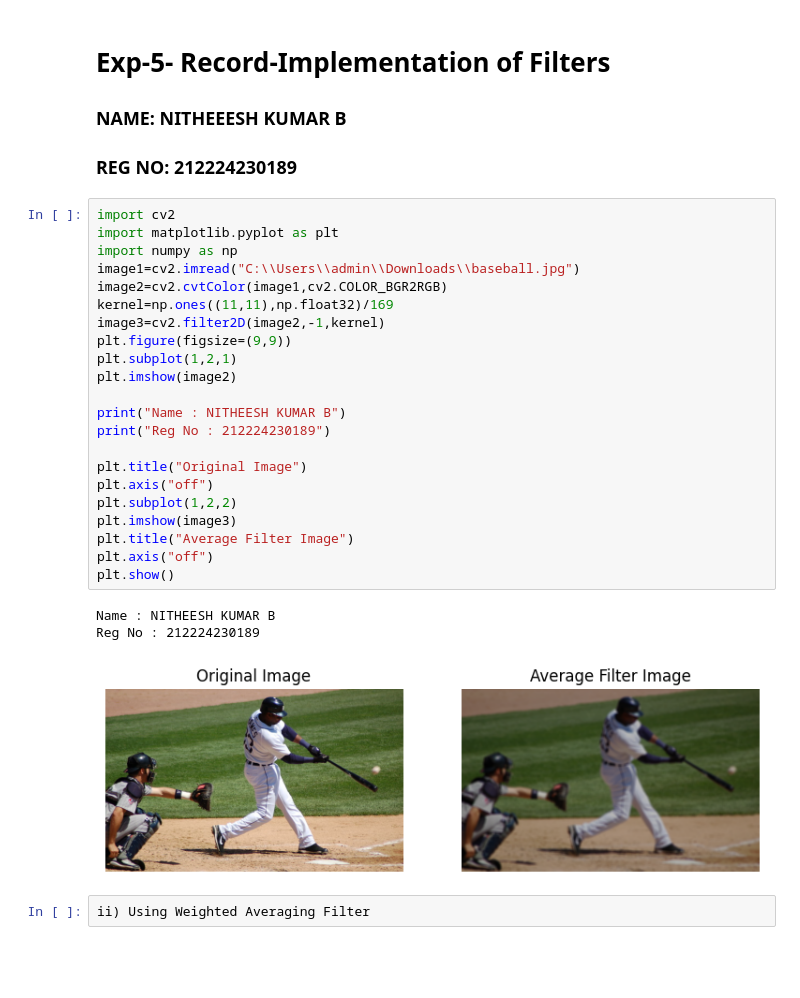
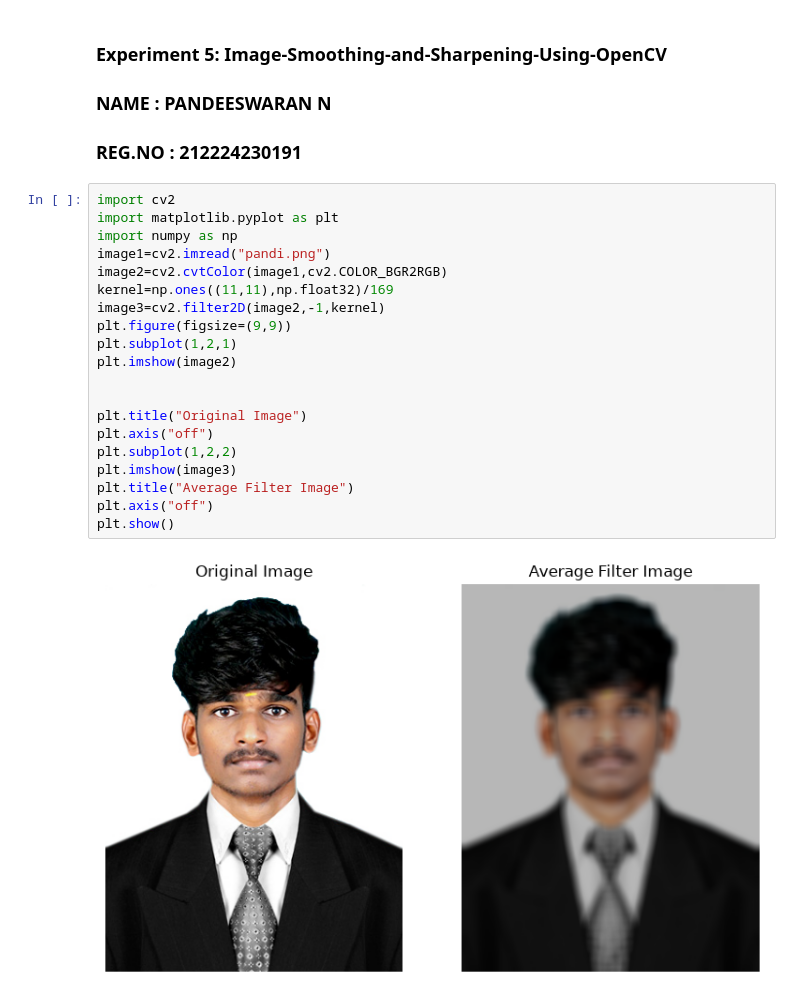
Before and after one commit to lag-46/Image-Smoothing-and-Sharpening-Using-OpenCV, a Jupyter notebook: Ex 5.ipynb, the cells around one changed output. Cells and saved outputs as stored; diff of their text form; blank space fills up the shorter version.

```diff
--- a/Ex 5.ipynb
+++ b/Ex 5.ipynb
@@ -1,35 +1,29 @@
 # %% [markdown]
-# Exp-5- Record-Implementation of Filters
-### NAME: NITHEEESH KUMAR B
-### REG NO: 212224230189
+### Experiment 5: Image-Smoothing-and-Sharpening-Using-OpenCV
+### NAME : PANDEESWARAN N
+### REG.NO : 212224230191
 # %%
 import cv2
 import matplotlib.pyplot as plt
 import numpy as np
-image1=cv2.imread("C:\\Users\\admin\\Downloads\\baseball.jpg")
+image1=cv2.imread("pandi.png")
 image2=cv2.cvtColor(image1,cv2.COLOR_BGR2RGB)
 kernel=np.ones((11,11),np.float32)/169
 image3=cv2.filter2D(image2,-1,kernel)
 plt.figure(figsize=(9,9))
 plt.subplot(1,2,1)
 plt.imshow(image2)
 
-print("Name : NITHEESH KUMAR B")
-print("Reg No : 212224230189")
 
 plt.title("Original Image")
 plt.axis("off")
 plt.subplot(1,2,2)
 plt.imshow(image3)
 plt.title("Average Filter Image")
 plt.axis("off")
 plt.show()
 # %% [output]
-Name : NITHEESH KUMAR B
-Reg No : 212224230189
-[figure, old version]
+[figure, new version]
-# %%
-ii) Using Weighted Averaging Filter
 # %%
 kernel1=np.array([[1,2,1],[2,4,2],[1,2,1]])/16
 image2=cv2.cvtColor(image1,cv2.COLOR_BGR2RGB)
```
Also changed, not shown: parts of 10 cells of this notebook.
